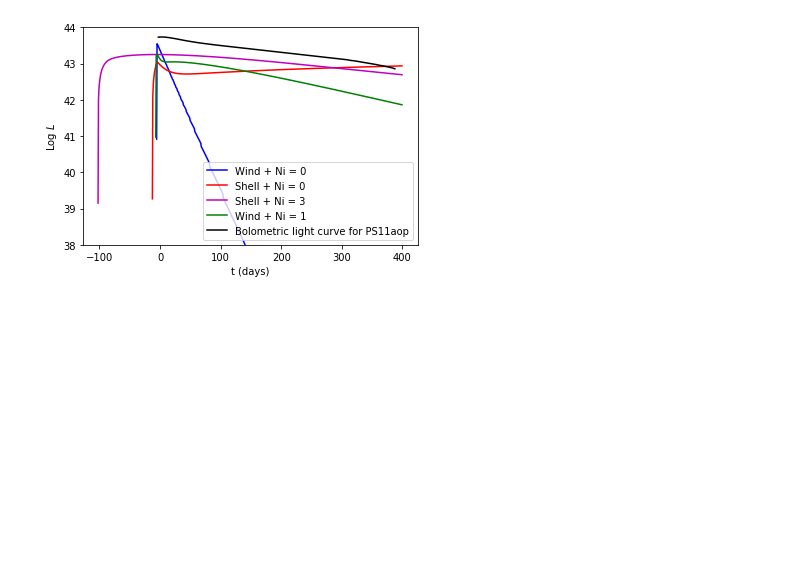
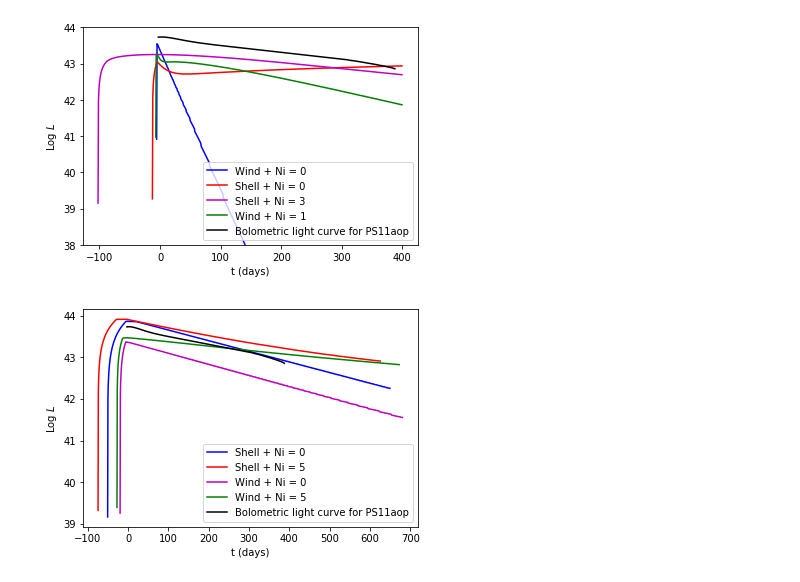
Before and after one commit to ibikadaeze/ast1501, a Jupyter notebook: mosfit_trial.ipynb, the cells around one changed output. Saved outputs shown, nothing was run; the diff lists cells and outputs as text; code cells hidden in the pictures; blank space fills up the shorter version.

```diff
--- a/mosfit_trial.ipynb
+++ b/mosfit_trial.ipynb
@@ -257,3 +258,48 @@ plt.ylim(38,44)
 plt.savefig('mod1zoom.pdf')
 # %% [output]
 [figure]
+# %%
+import numpy as np
+import pandas as pd
+import math
+
+import matplotlib.pyplot as plt
+from astropy.io import ascii
+
+file1='bol1.csv'
+data1 = ascii.read(file1,format='csv')
+file3='cman.csv'
+data3 = ascii.read(file3,format='csv')
+
+
+logl1 = data3['logl_nos1']
+t1 = data3['t_nos1']
+logl2 = data3['logl_ns1']
+t2 = data3['t_ns1']
+logl3 = data3['logl_now1']
+t3 = data3['t_now1']
+logl4 = data3['logl_nw1']
+t4 = data3['t_nw1']
+t = data1['t']
+lum = data1['lum']
+lumerror =  data1['lum-error']
+yerr =  lumerror
+plt.errorbar(t,np.log10(lum),fmt = 'k',label = 'Bolometric light curve for PS11aop')
+
+plt.plot(t1,logl1,'b',label = 'Shell + Ni = 0')
+plt.plot(t2,logl2,'r',label = 'Shell + Ni = 5')
+plt.plot(t3,logl3,'m',label = 'Wind + Ni = 0')
+plt.plot(t4,logl4,'g',label = 'Wind + Ni = 5')
+#plt.scatter(logTeff,logL)
+#plt.yscale('log')
+plt.xlabel('t (days)')
+
+plt.ylabel(r'Log $L$')
+#r'$\nu$ (GHz)', fontsize=20
+plt.legend()
+#plt.xlim(0.2,0.4)
+#plt.ylim(38,44)
+#plt.show()
+plt.savefig('cman1.pdf')
+# %% [output]
+[figure, added]
```
Also changed, not shown: parts of 14 cells of this notebook.
